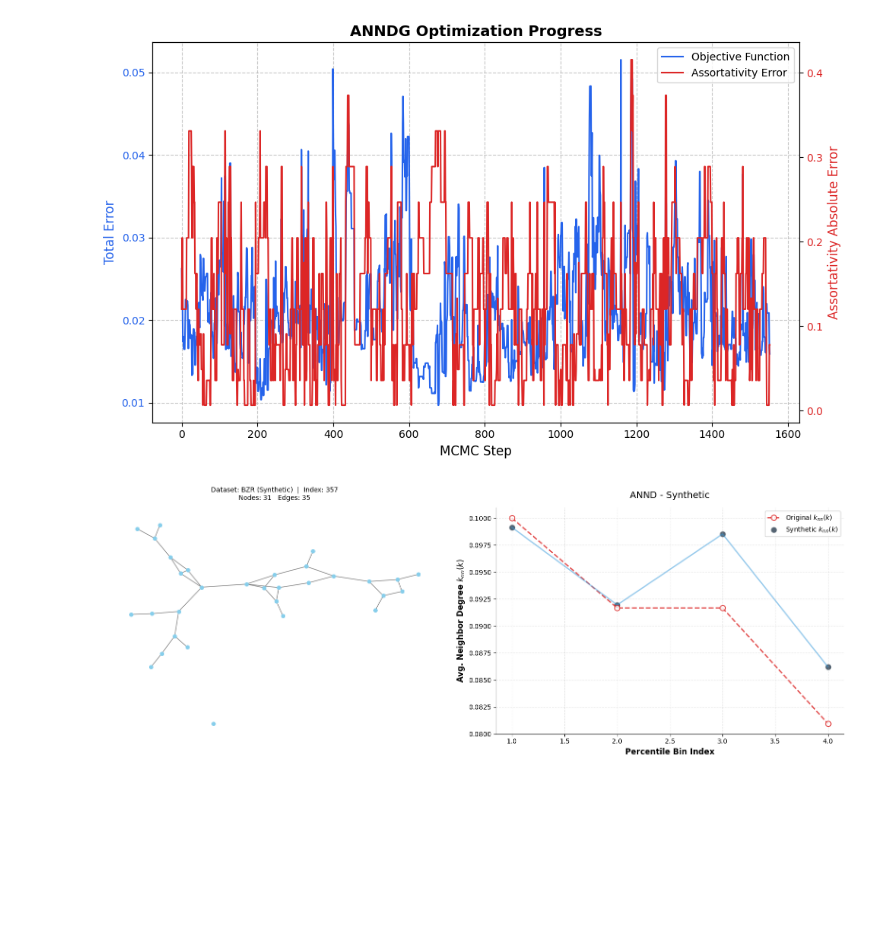
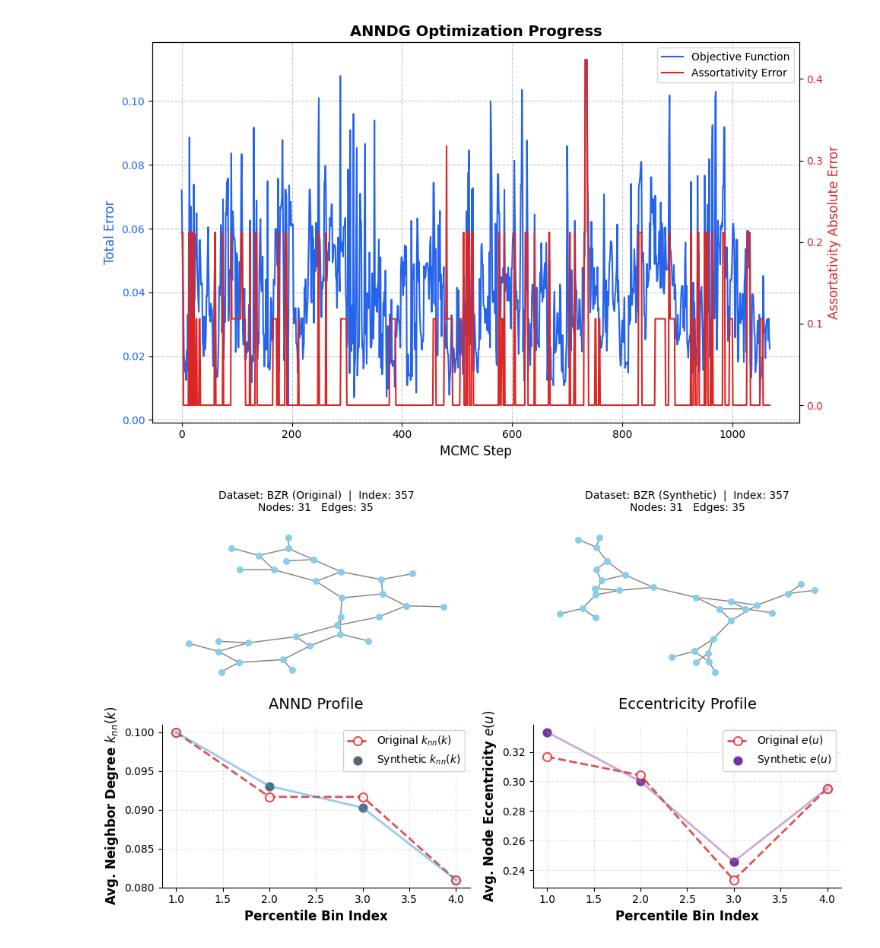
Before and after one commit to Andre1372/syn_bench_gnn, a Jupyter notebook: notebooks/single_generation_analysis.ipynb, the cells around one changed output. Saved outputs shown, nothing was run; the diff lists cells and outputs as text; code cells hidden in the pictures; blank space fills up the shorter version.

```diff
--- a/notebooks/single_generation_analysis.ipynb
+++ b/notebooks/single_generation_analysis.ipynb
@@ -46,17 +47,23 @@ plt.show()
 # %%
-# Generate synthetic graph
-rng = np.random.default_rng(seed=2086590114)
-GRAPH_SYNTH_NX, info = generate_graph(target_stats, rng=rng, debug=True)
+# Analyze Original Graph
+target_stats = analyze_single_graph(GRAPH_IG)
+
+# Generate and Analyze Synthetic Graph
+rng = np.random.default_rng(seed=5)
+GRAPH_SYNTH_NX, info = generate_graph(target_stats, rng=rng, debug=True, replicate_eccentricity=True)
 GRAPH_SYNTH_IG = networkx_to_igraph(GRAPH_SYNTH_NX)
+obtained_stats = analyze_single_graph(GRAPH_SYNTH_IG)
 
-# Plot synthetic results
-fig, (ax1, ax2) = plt.subplots(1, 2, figsize=(16, 6))
+# Combined Visualization
+fig, axes = plt.subplots(2, 2, figsize=(10, 6))
 
-plot_graph(graph=GRAPH_SYNTH_NX, ax=ax1, dataset_name=f"{DATASET} (Synthetic)", graph_index=IDX)
-plot_annd(annd_values=info['best_annd'], ax=ax2, title=f"ANND - Synthetic", label='Synthetic $k_{nn}(k)$', target_graph=GRAPH_NX)
+# Row 1: Graph Structures
+plot_graph(graph=GRAPH_NX, ax=axes[0, 0], dataset_name=f"{DATASET} (Original)", graph_index=IDX)
+plot_graph(graph=GRAPH_SYNTH_NX, ax=axes[0, 1], dataset_name=f"{DATASET} (Synthetic)", graph_index=IDX)
 
-# Calculate and print assortativity
-obtained_stats = analyze_single_graph(GRAPH_SYNTH_IG)
+# Row 2: Topological Metrics
+plot_annd(annd_values=info['best_annd'], ax=axes[1, 0], title="ANND Profile", target_graph=GRAPH_NX)
+plot_eccentricity(ecc_values=info['best_eccentricity'], ax=axes[1, 1], title="Eccentricity Profile", target_graph=GRAPH_NX)
 
 plt.tight_layout()
 plt.show()
@@ -81,10 +88,8 @@ print(f"{'ANND Bin 2':<25} | {target_stats['annd'][2]:>12.4f} | {info['best_annd
 print(f"{'ANND Bin 3':<25} | {target_stats['annd'][3]:>12.4f} | {info['best_annd'][3]:>12.4f} | {abs(target_stats['annd'][3] - info['best_annd'][3]):>10.4f}")
 print("-" * 70)
 
-# Structural error computation
-from src.graph_analysis import calculate_moments_error
-
 annd_error = calculate_annd_error(info['best_annd'], target_stats['annd'])
+ecc_error = calculate_eccentricity_error(info['best_eccentricity'], target_stats['eccentricity'])
 moments_error = calculate_moments_error(target_stats['normalized_degree_moments'], obtained_stats['normalized_degree_moments'])
 diameter_error = abs(obtained_stats['diameter'] - target_stats['diameter']) / target_stats['diameter'] if target_stats['diameter'] > 0 else 0.0
 
@@ -92,6 +97,7 @@ print(f"\n{'STRUCTURAL ERROR SUMMARY':<25} | {'VALUE':<12}")
 print("-" * 40)
 print(f"{'Moments Error':<25} | {moments_error:>12.4f}")
 print(f"{'ANND Error':<25} | {annd_error:>12.4f}")
+print(f"{'Eccentricity Error':<25} | {ecc_error:>12.4f}")
 print(f"{'Diameter Error':<25} | {diameter_error:>12.4f}")
 print("="*70 + "\n")
 # %% [output]
@@ -116,5 +120,5 @@ Final ANND error:                        0.009695
-[figure, old version]
+[figure, new version]
-[figure, old version]
+[figure, new version]
 ======================================================================
 TOPOLOGICAL STATISTIC     | ORIGINAL     | SYNTHETIC    | DELTA
 ----------------------------------------------------------------------
```
Also changed, not shown: parts of 3 cells of this notebook, 10 other files.
